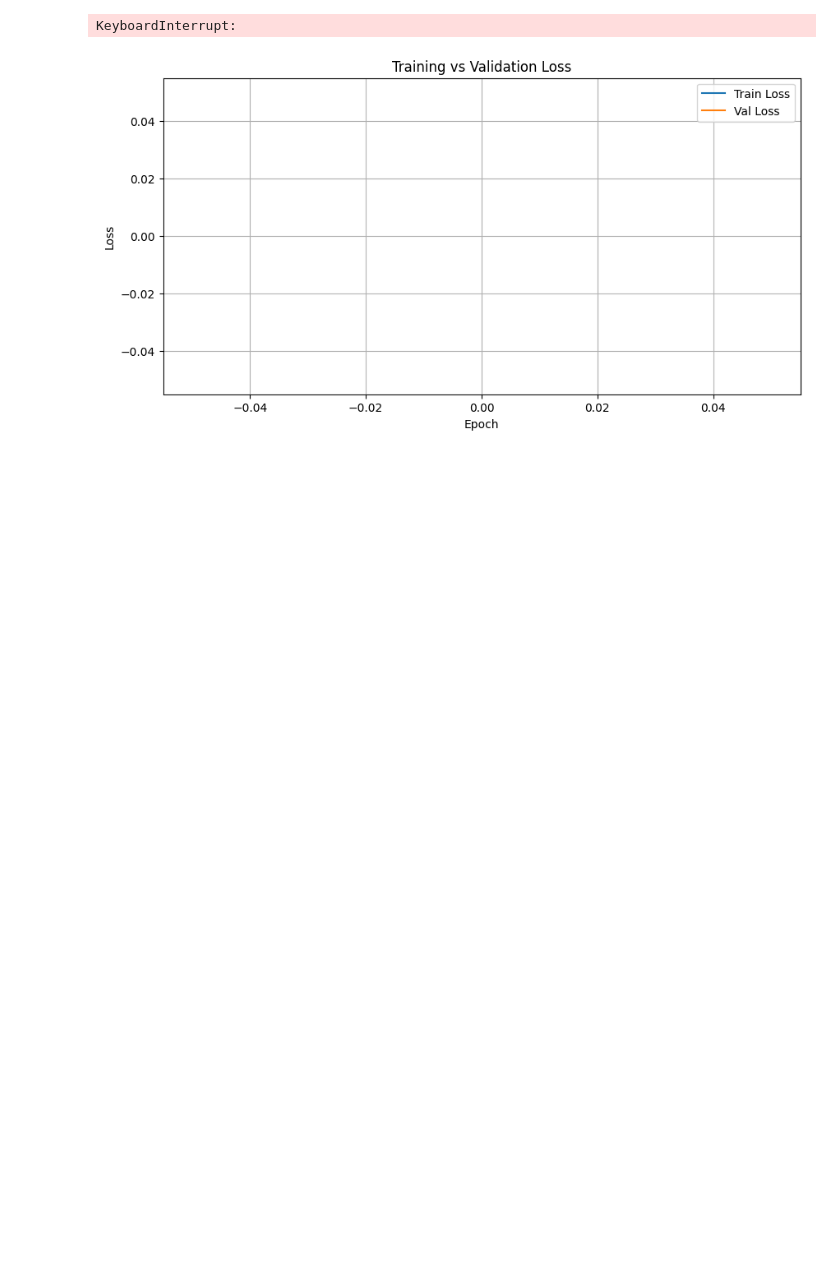
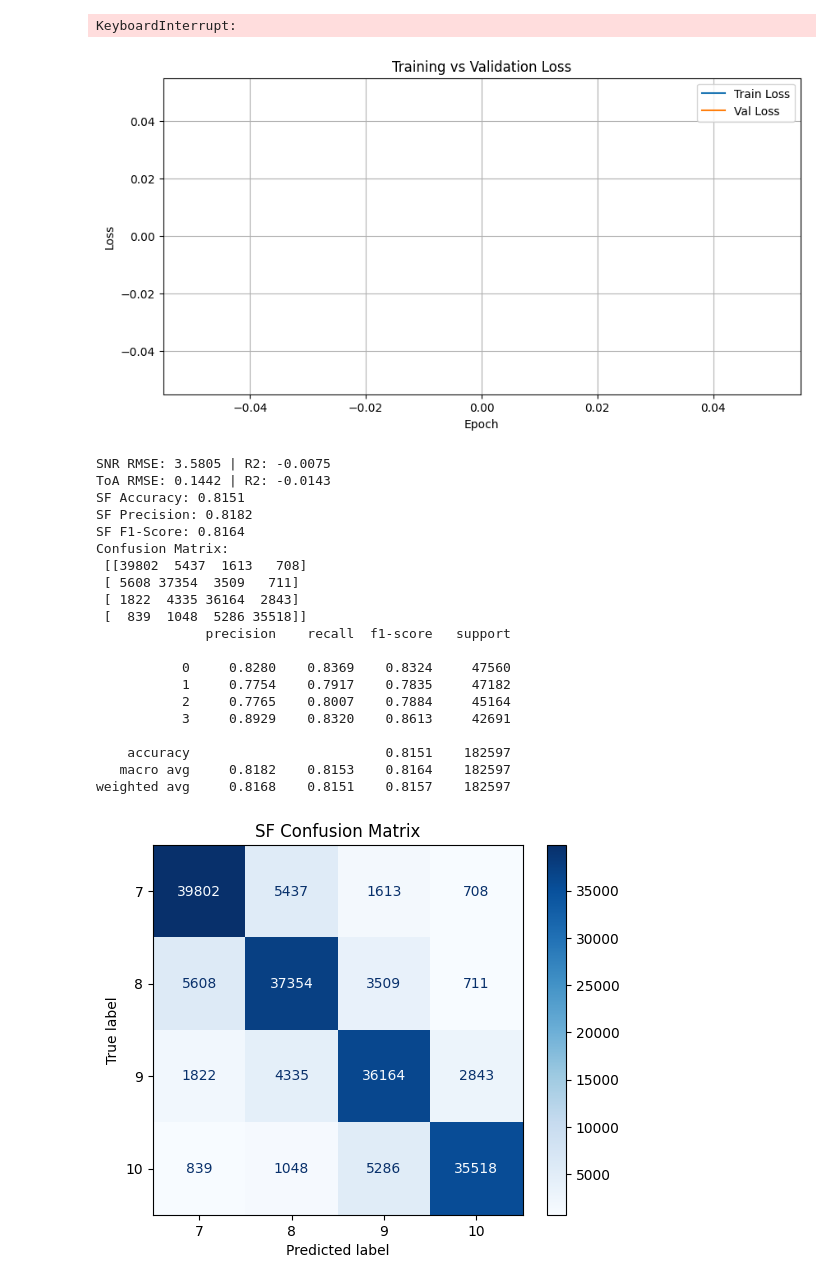
Before and after one commit to JuicyCrab/DPHNN-sf-adr, a Jupyter notebook: final_SF_prediction.ipynb, the cells around one changed output. Saved outputs shown, nothing was run; the diff lists cells and outputs as text; code cells hidden in the pictures; blank space fills up the shorter version.

Commit message:
add DPHNN evals

```diff
--- a/final_SF_prediction.ipynb
+++ b/final_SF_prediction.ipynb
@@ -121,8 +121,11 @@ max    2.520000e+01  4.935680e-01
 # %% [markdown]
 # Hardware Acceleration
 # %%
-device = torch.accelerator.current_accelerator().type if torch.accelerator.is_available() else 'cpu'
+device = torch.device("cuda" if torch.cuda.is_available() else "cpu")
 print(f'Using {device} device')
+if torch.cuda.is_available():
+    print(f'GPU: {torch.cuda.get_device_name(0)}')
+    print(f'CUDA Version: {torch.version.cuda}')
 # %% [output]
 Using cpu device
 # %% [markdown]
@@ -811,0 +922,32 @@ plt.show()
+# %%
+#Mlp evals
+test_metrics = DPHNN_test(
+loaded_mlp_model,
+mlp_sf_model,
+m2_test_dataloader,
+loaded_y_mean,
+loaded_y_std,
+device,
+)
+# %% [output]
+SNR RMSE: 3.5805 | R2: -0.0075
+ToA RMSE: 0.1442 | R2: -0.0143
+SF Accuracy: 0.8151
+SF Precision: 0.8182
+SF F1-Score: 0.8164
+Confusion Matrix:
+ [[39802  5437  1613   708]
+ [ 5608 37354  3509   711]
+ [ 1822  4335 36164  2843]
+ [  839  1048  5286 35518]]
+              precision    recall  f1-score   support
+
+           0     0.8280    0.8369    0.8324     47560
+           1     0.7754    0.7917    0.7835     47182
+           2     0.7765    0.8007    0.7884     45164
+           3     0.8929    0.8320    0.8613     42691
+
+    accuracy                         0.8151    182597
+   macro avg     0.8182    0.8153    0.8164    182597
+weighted avg     0.8168    0.8151    0.8157    182597
+[figure, added]
```
Also changed, not shown: parts of 4 cells of this notebook, 1 other file.
